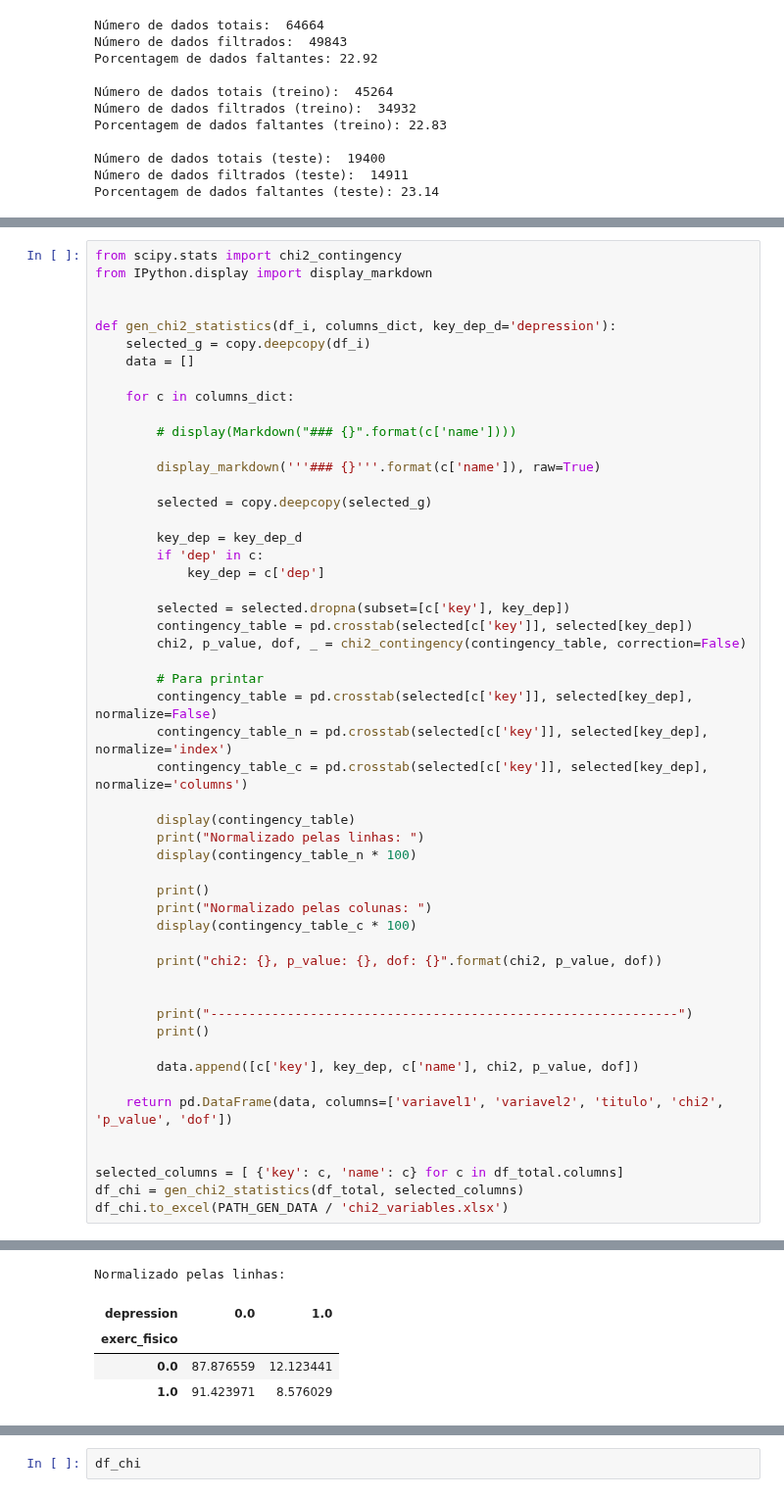
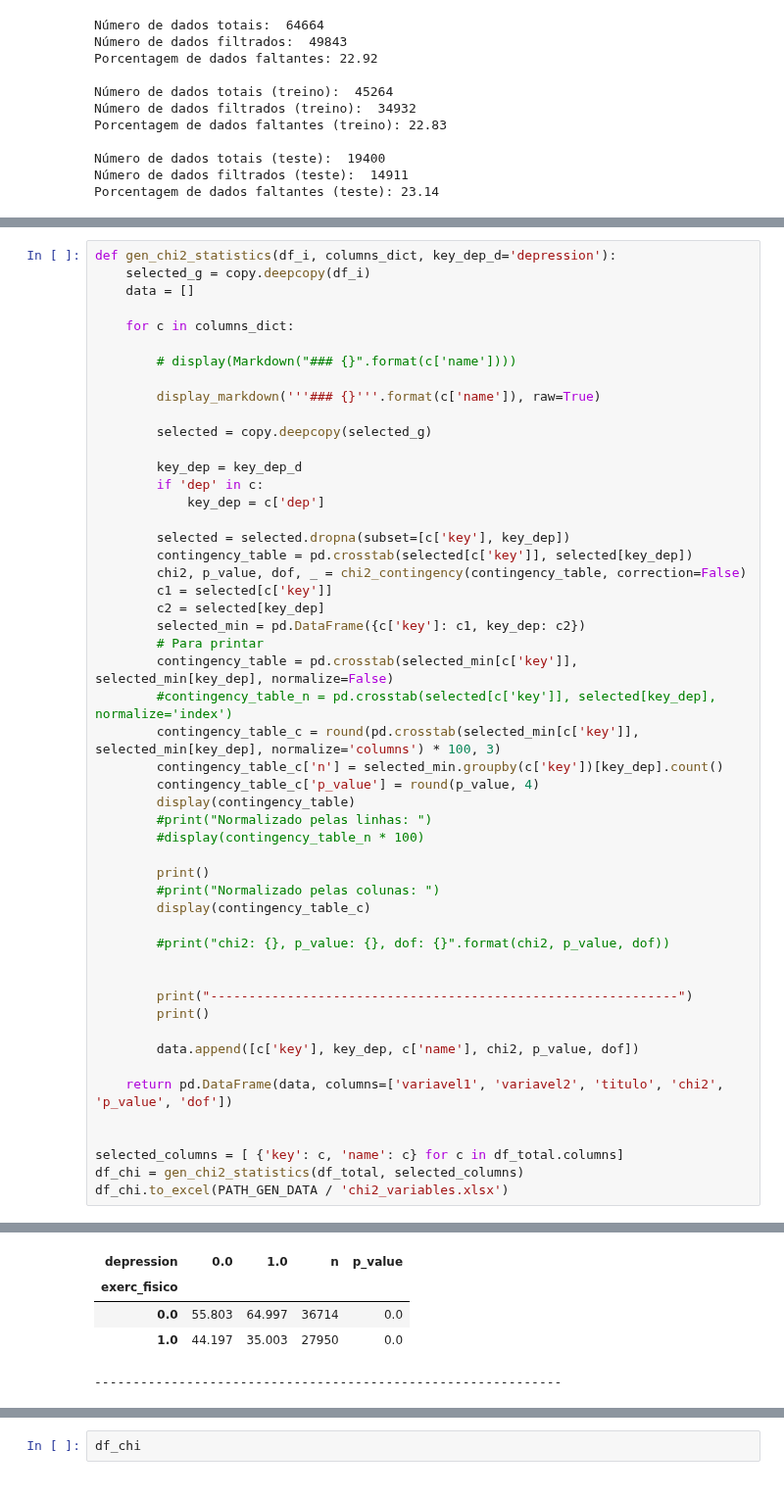
Before and after one commit to datasci4health/projects2023, a Jupyter notebook: DAGroup/notebooks/pns_chi_stats.ipynb, the cells around one changed output, grey strips where cells are left out. Shown at 98% size. Drawn from its saved outputs; the diff is of its cells as text.

Commit message:
adjusted chi stats

```diff
--- a/DAGroup/notebooks/pns_chi_stats.ipynb
+++ b/DAGroup/notebooks/pns_chi_stats.ipynb
@@ -240,8 +269,4 @@ Porcentagem de dados faltantes (teste): 23.14
 # %%
-from scipy.stats import chi2_contingency
-from IPython.display import display_markdown
-
-
 def gen_chi2_statistics(df_i, columns_dict, key_dep_d='depression'):
     selected_g = copy.deepcopy(df_i)
     data = []
@@ -258,45 +283,48 @@ def gen_chi2_statistics(df_i, columns_dict, key_dep_d='depression'):
         if 'dep' in c:
             key_dep = c['dep']
 
         selected = selected.dropna(subset=[c['key'], key_dep])
         contingency_table = pd.crosstab(selected[c['key']], selected[key_dep])
         chi2, p_value, dof, _ = chi2_contingency(contingency_table, correction=False)
-
+        c1 = selected[c['key']]
+        c2 = selected[key_dep]
+        selected_min = pd.DataFrame({c['key']: c1, key_dep: c2})
         # Para printar
-        contingency_table = pd.crosstab(selected[c['key']], selected[key_dep], normalize=False)
-        contingency_table_n = pd.crosstab(selected[c['key']], selected[key_dep], normalize='index')
-        contingency_table_c = pd.crosstab(selected[c['key']], selected[key_dep], normalize='columns')
-
+        contingency_table = pd.crosstab(selected_min[c['key']], selected_min[key_dep], normalize=False)
+        #contingency_table_n = pd.crosstab(selected[c['key']], selected[key_dep], normalize='index')
+        contingency_table_c = round(pd.crosstab(selected_min[c['key']], selected_min[key_dep], normalize='columns') * 100, 3)
+        contingency_table_c['n'] = selected_min.groupby(c['key'])[key_dep].count()
+        contingency_table_c['p_value'] = round(p_value, 4)
         display(contingency_table)
-        print("Normalizado pelas linhas: ")
-        display(contingency_table_n * 100)
+        #print("Normalizado pelas linhas: ")
+        #display(contingency_table_n * 100)
 
         print()
-        print("Normalizado pelas colunas: ")
-        display(contingency_table_c * 100)
+        #print("Normalizado pelas colunas: ")
+        display(contingency_table_c)
 
-        print("chi2: {}, p_value: {}, dof: {}".format(chi2, p_value, dof))
+        #print("chi2: {}, p_value: {}, dof: {}".format(chi2, p_value, dof))
 
 
         print("-------------------------------------------------------------")
         print()
 
         data.append([c['key'], key_dep, c['name'], chi2, p_value, dof])
 
     return pd.DataFrame(data, columns=['variavel1', 'variavel2', 'titulo', 'chi2', 'p_value', 'dof'])
 
 
 selected_columns = [ {'key': c, 'name': c} for c in df_total.columns]
 df_chi = gen_chi2_statistics(df_total, selected_columns)
 df_chi.to_excel(PATH_GEN_DATA / 'chi2_variables.xlsx')
 # %% [output]
 ### exerc_fisico
 | depression | 0.0 | 1.0 |
 | exerc_fisico |  |  |
 | 0.0 | 32263 | 4451 |
 | 1.0 | 25553 | 2397 |
+| depression | 0.0 | 1.0 | n | p_value |
+| exerc_fisico |  |  |  |  |
+| 0.0 | 55.803 | 64.997 | 36714 | 0.0 |
+| 1.0 | 44.197 | 35.003 | 27950 | 0.0 |
-Normalizado pelas linhas:
+-------------------------------------------------------------
-| depression | 0.0 | 1.0 |
-| exerc_fisico |  |  |
-| 0.0 | 87.876559 | 12.123441 |
-| 1.0 | 91.423971 | 8.576029 |
```
Also changed, not shown: parts of 4 cells of this notebook, 1 other file.
